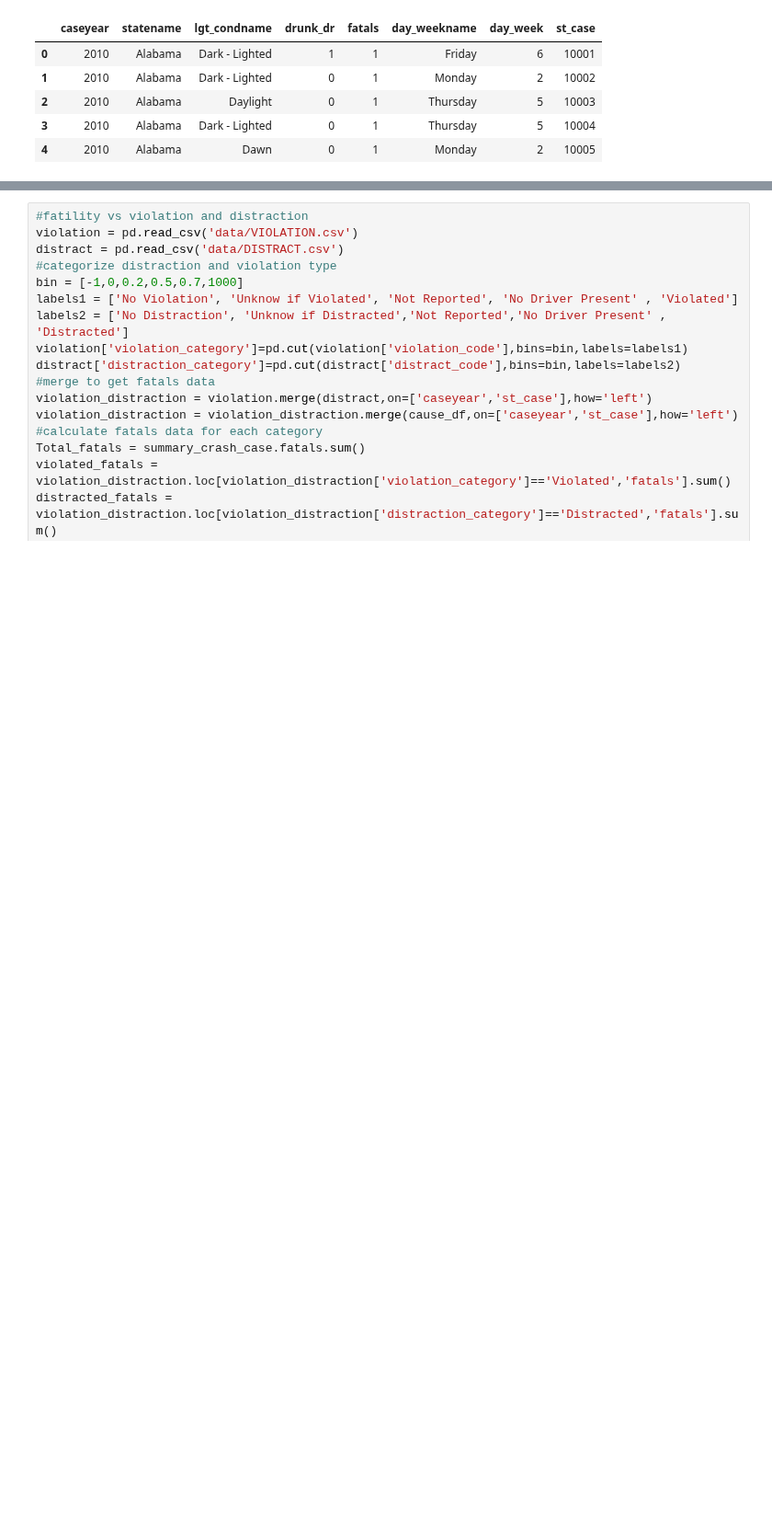
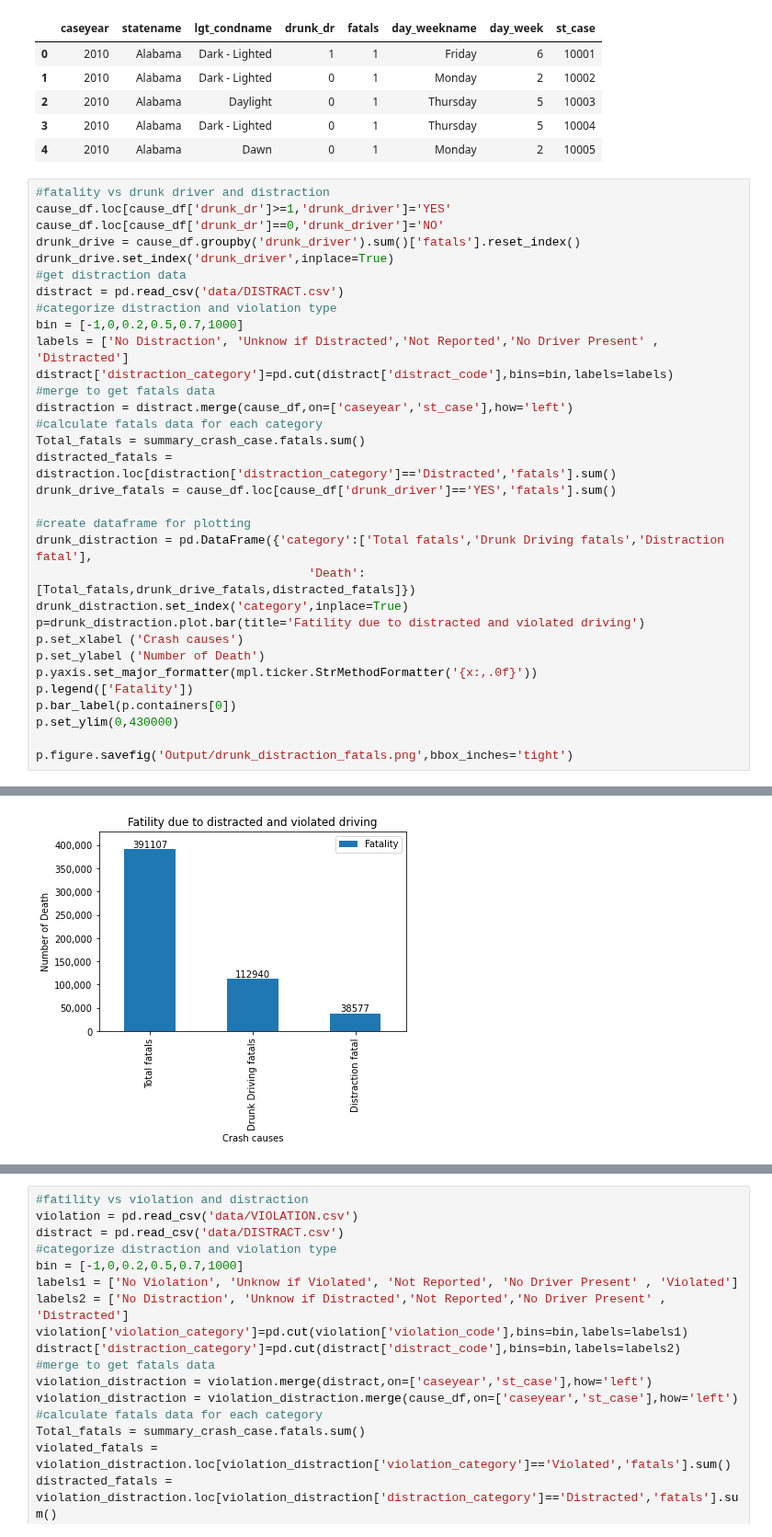
Before and after one commit to MZt92-ui/Project-1-Group-3, a Jupyter notebook: car_crash/data_analyse.ipynb, the cells around one changed output, grey strips where cells are left out. Shown at 92% size. Cells and saved outputs as stored; diff of their text form; blank space fills up the shorter version.

Commit message:
add presentatio

```diff
--- a/car_crash/data_analyse.ipynb
+++ b/car_crash/data_analyse.ipynb
@@ -181,3 +183,36 @@ cause_df.head()
 | 2 | 2010 | Alabama | Daylight | 0 | 1 | Thursday | 5 | 10003 |
 | 3 | 2010 | Alabama | Dark - Lighted | 0 | 1 | Thursday | 5 | 10004 |
 | 4 | 2010 | Alabama | Dawn | 0 | 1 | Monday | 2 | 10005 |
+# %%
+#fatality vs drunk driver and distraction
+cause_df.loc[cause_df['drunk_dr']>=1,'drunk_driver']='YES'
+cause_df.loc[cause_df['drunk_dr']==0,'drunk_driver']='NO'
+drunk_drive = cause_df.groupby('drunk_driver').sum()['fatals'].reset_index()
+drunk_drive.set_index('drunk_driver',inplace=True)
+#get distraction data
+distract = pd.read_csv('data/DISTRACT.csv')
+#categorize distraction and violation type
+bin = [-1,0,0.2,0.5,0.7,1000]
+labels = ['No Distraction', 'Unknow if Distracted','Not Reported','No Driver Present' , 'Distracted']
+distract['distraction_category']=pd.cut(distract['distract_code'],bins=bin,labels=labels)
+#merge to get fatals data
+distraction = distract.merge(cause_df,on=['caseyear','st_case'],how='left')
+#calculate fatals data for each category
+Total_fatals = summary_crash_case.fatals.sum()
+distracted_fatals = distraction.loc[distraction['distraction_category']=='Distracted','fatals'].sum()
+drunk_drive_fatals = cause_df.loc[cause_df['drunk_driver']=='YES','fatals'].sum()
+
+#create dataframe for plotting
+drunk_distraction = pd.DataFrame({'category':['Total fatals','Drunk Driving fatals','Distraction fatal'],
+                                      'Death':[Total_fatals,drunk_drive_fatals,distracted_fatals]})
+drunk_distraction.set_index('category',inplace=True)
+p=drunk_distraction.plot.bar(title='Fatility due to distracted and violated driving')
+p.set_xlabel ('Crash causes')
+p.set_ylabel ('Number of Death')
+p.yaxis.set_major_formatter(mpl.ticker.StrMethodFormatter('{x:,.0f}'))
+p.legend(['Fatality'])
+p.bar_label(p.containers[0])
+p.set_ylim(0,430000)
+
+p.figure.savefig('Output/drunk_distraction_fatals.png',bbox_inches='tight')
+# %% [output]
@@ -183,0 +229 @@ cause_df.head()
+[figure, added]
```
Also changed, not shown: parts of 9 cells of this notebook, 9 other files.
